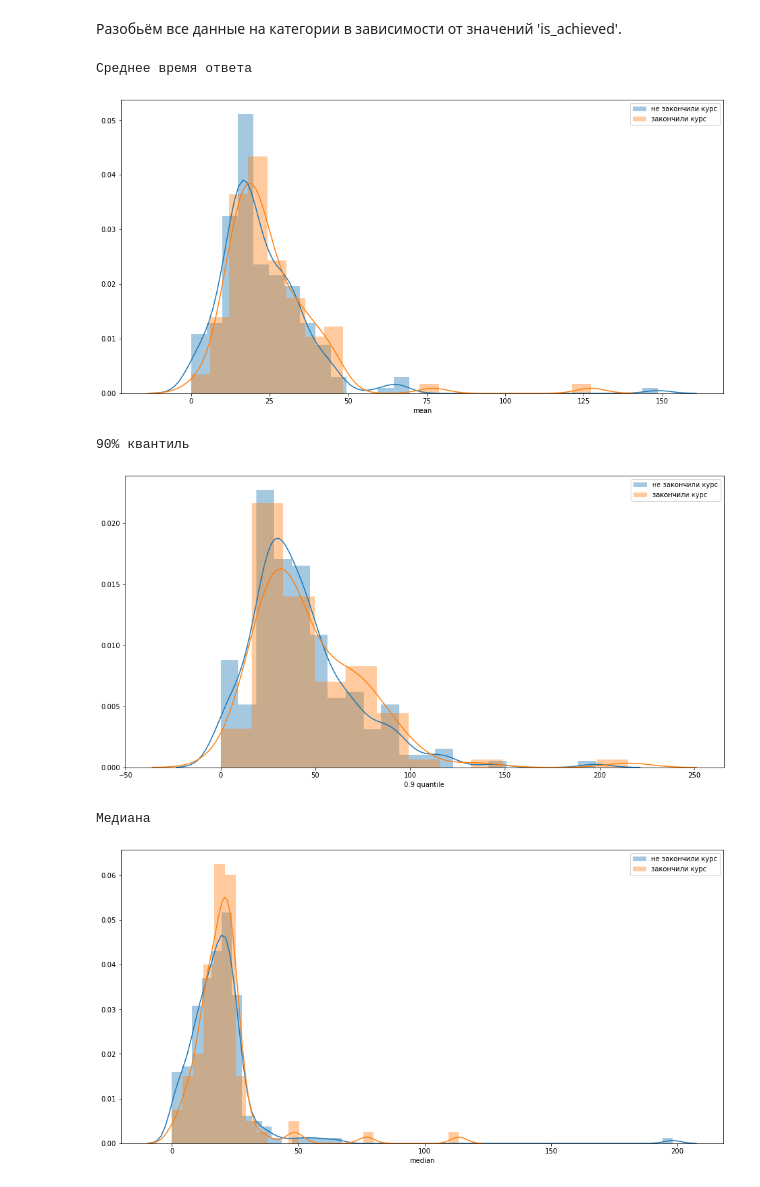
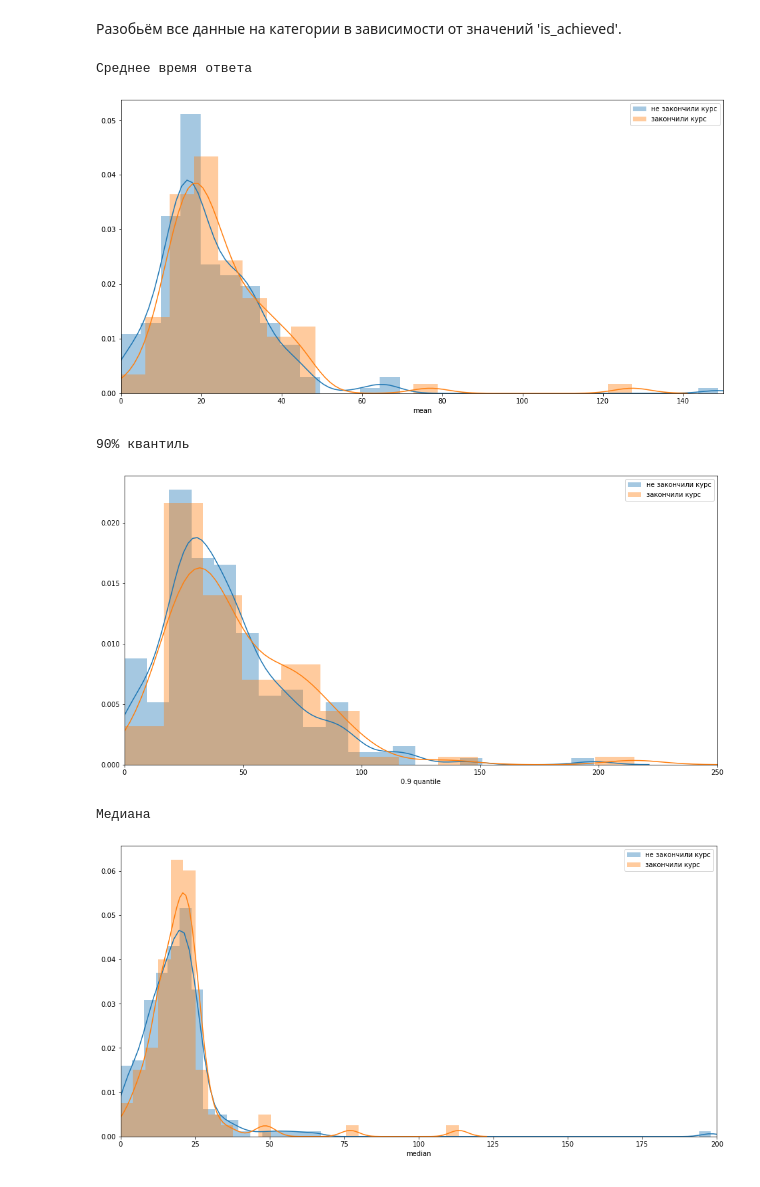
Before and after one commit to deethereal/Sirius_project, a Jupyter notebook: data_and_2.ipynb, the cells around one changed output. Cells and saved outputs as stored; diff of their text form; code cells hidden in the pictures.

```diff
--- a/data_and_2.ipynb
+++ b/data_and_2.ipynb
@@ -488,31 +486,34 @@ plt.figure(figsize=(16, 8))
 sb.distplot(df_0['hours_diff']['mean'], label = 'не закончили курс')
 sb.distplot(df_1['hours_diff']['mean'], label = 'закончили курс')
 print('Среднее время ответа')
+plt.xlim(0, 150)
 plt.legend()
 plt.show()
 # %% [output]
 Среднее время ответа
-[figure, old version]
+[figure, new version]
 # %%
 plt.figure(figsize=(16, 8))
 sb.distplot(df_0['hours_diff']['0.9 quantile'], label = 'не закончили курс')
 sb.distplot(df_1['hours_diff']['0.9 quantile'], label = 'закончили курс')
 print('90% квантиль')
+plt.xlim(0, 250)
 plt.legend()
 plt.show()
 # %% [output]
 90% квантиль
-[figure, old version]
+[figure, new version]
 # %%
 plt.figure(figsize=(16, 8))
 sb.distplot(df_0['hours_diff']['median'], label = 'не закончили курс')
 sb.distplot(df_1['hours_diff']['median'], label = 'закончили курс')
 print('Медиана')
+plt.xlim(0, 200)
 plt.legend()
 plt.show()
 # %% [output]
 Медиана
-[figure, old version]
+[figure, new version]
 # %%
 plt.figure(figsize=(16, 8))
 sb.distplot(df_0['hours_diff']['max'], label = 'не закончили курс')
```
Also changed, not shown: parts of 10 cells of this notebook.
